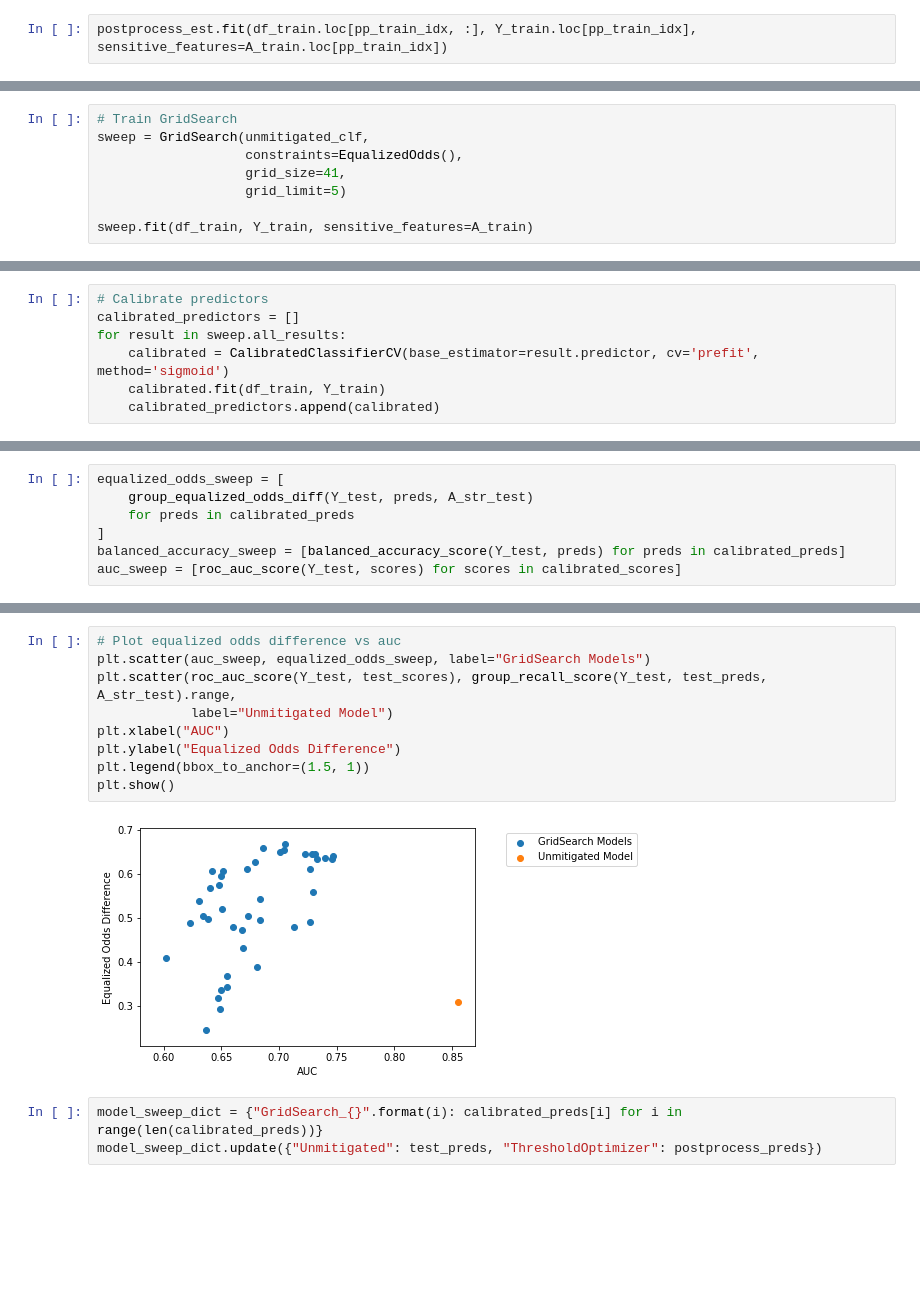
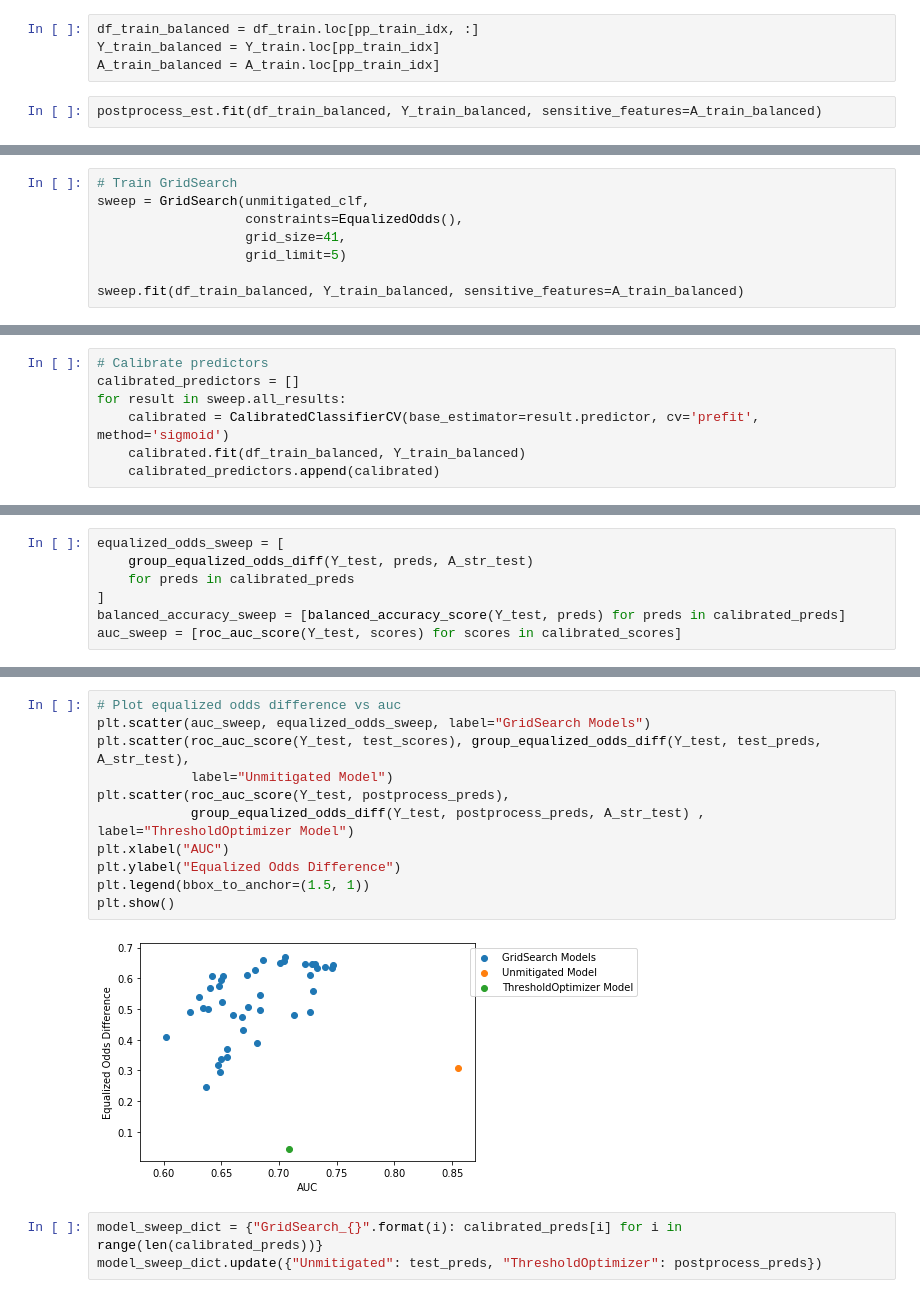
Before and after one commit to fairlearn/fairlearn, a Jupyter notebook: notebooks/Binary Classification with the UCI Credit Card Payment Default Dataset.ipynb, the cells around one changed output, grey strips where cells are left out. Saved outputs shown, nothing was run; the diff lists cells and outputs as text; blank space fills up the shorter version.

Commit message:
Replaced training data for GridSearch with balanced dataset
Signed-off-by: Miruna Oprescu <moprescu@microsoft.com>

```diff
--- a/notebooks/Binary Classification with the UCI Credit Card Payment Default Dataset.ipynb
+++ b/notebooks/Binary Classification with the UCI Credit Card Payment Default Dataset.ipynb
@@ -212,7 +218,11 @@ postprocess_est = ThresholdOptimizer(
 balanced_idx1 = df_train[Y_train==1].index
 pp_train_idx = balanced_idx1.union(Y_train[Y_train==0].sample(n=balanced_idx1.size, random_state=1234).index)
 # %%
-postprocess_est.fit(df_train.loc[pp_train_idx, :], Y_train.loc[pp_train_idx], sensitive_features=A_train.loc[pp_train_idx])
+df_train_balanced = df_train.loc[pp_train_idx, :]
+Y_train_balanced = Y_train.loc[pp_train_idx]
+A_train_balanced = A_train.loc[pp_train_idx]
+# %%
+postprocess_est.fit(df_train_balanced, Y_train_balanced, sensitive_features=A_train_balanced)
 # %%
 postprocess_preds = postprocess_est.predict(df_test, sensitive_features=A_test)
 # %%
@@ -290,7 +301,7 @@ sweep = GridSearch(unmitigated_clf,
                    grid_size=41,
                    grid_limit=5)
 
-sweep.fit(df_train, Y_train, sensitive_features=A_train)
+sweep.fit(df_train_balanced, Y_train_balanced, sensitive_features=A_train_balanced)
 # %% [output]
 Training until validation scores don't improve for 50 rounds
 Did not meet early stopping. Best iteration is:
@@ -314,7 +325,7 @@ Did not meet early stopping. Best iteration is:
 calibrated_predictors = []
 for result in sweep.all_results:
     calibrated = CalibratedClassifierCV(base_estimator=result.predictor, cv='prefit', method='sigmoid')
-    calibrated.fit(df_train, Y_train)
+    calibrated.fit(df_train_balanced, Y_train_balanced)
     calibrated_predictors.append(calibrated)
 # %%
 calibrated_preds = [calibrated_predictor.predict(df_test) for calibrated_predictor in calibrated_predictors]
@@ -342,14 +353,16 @@ plt.show()
 # %%
 # Plot equalized odds difference vs auc
 plt.scatter(auc_sweep, equalized_odds_sweep, label="GridSearch Models")
-plt.scatter(roc_auc_score(Y_test, test_scores), group_recall_score(Y_test, test_preds, A_str_test).range,
+plt.scatter(roc_auc_score(Y_test, test_scores), group_equalized_odds_diff(Y_test, test_preds, A_str_test),
             label="Unmitigated Model")
+plt.scatter(roc_auc_score(Y_test, postprocess_preds),
+            group_equalized_odds_diff(Y_test, postprocess_preds, A_str_test) , label="ThresholdOptimizer Model")
 plt.xlabel("AUC")
 plt.ylabel("Equalized Odds Difference")
 plt.legend(bbox_to_anchor=(1.5, 1))
 plt.show()
 # %% [output]
-[figure, old version]
+[figure, new version]
 # %%
 model_sweep_dict = {"GridSearch_{}".format(i): calibrated_preds[i] for i in range(len(calibrated_preds))}
 model_sweep_dict.update({"Unmitigated": test_preds, "ThresholdOptimizer": postprocess_preds})
```
Also changed, not shown: parts of 6 cells of this notebook.
